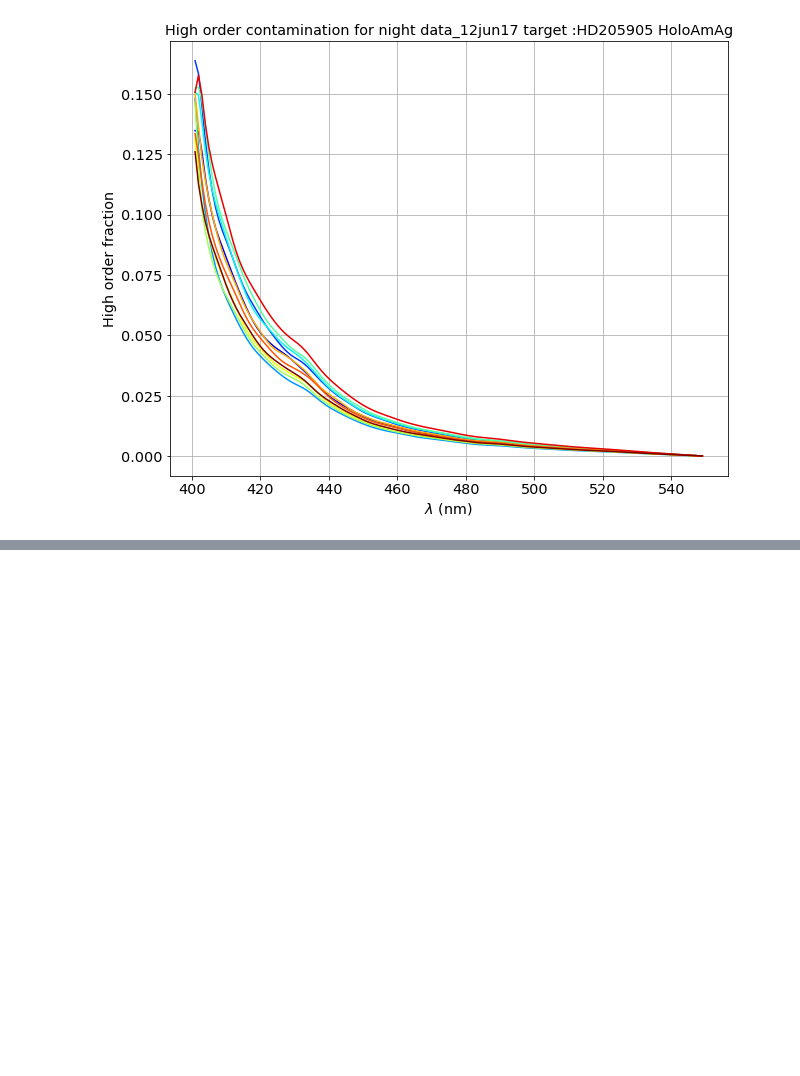
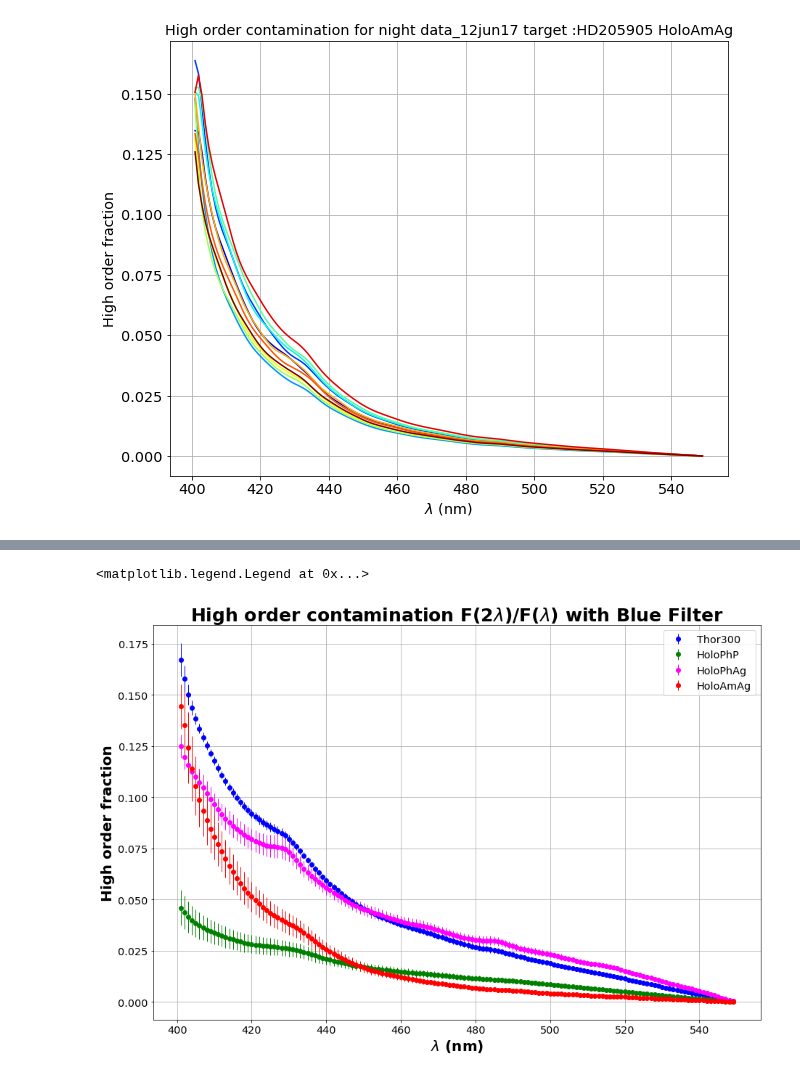
Before and after one commit to sylvielsstfr/SpectractorAnaAtm, a Jupyter notebook: ana_12jun17/HD205905/GetHighOrderCont.ipynb, the cells around one changed output, grey strips where cells are left out. Cells and saved outputs as stored; diff of their text form; code cells hidden in the pictures; blank space fills up the shorter version.

Commit message:
update GetHighOrderCont

```diff
--- a/ana_12jun17/HD205905/GetHighOrderCont.ipynb
+++ b/ana_12jun17/HD205905/GetHighOrderCont.ipynb
@@ -686,7 +689,7 @@ thetitle="High order contamination for night "+All_Subdirs[idx_sel_subdir]+" tar
 # %%
 #PlotSpectraRatioHighOrderDataSimSmooth(all_spectrafiles,path_sim1,sel_obs_Thor300,SearchTagRe,wlshift,thetitle,FLAG_WL_CORRECTION,Flag_corr_wl=True,XMIN=350,XMAX=650.,YMIN=0,YMAX=0)
 # %%
-PlotSpectraRatioHighOrderDataSimSmooth(all_spectrafiles,sel_obs_Thor300,SearchTagRe,wlshift,thetitle,FLAG_WL_CORRECTION,Flag_corr_wl=True,Wwidth=11)
+all_X1,all_Y1=PlotSpectraRatioHighOrderDataSimSmooth(all_spectrafiles,sel_obs_Thor300,SearchTagRe,wlshift,thetitle,FLAG_WL_CORRECTION,Flag_corr_wl=True,Wwidth=11)
 # %% [output]
 [figure]
 # %% [markdown]
@@ -697,7 +700,7 @@ thetitle="High order contamination for night "+All_Subdirs[idx_sel_subdir]+" tar
 # %%
 #PlotSpectraRatioDataDivSimSmooth(all_spectrafiles,path_sim1,sel_obs_HoloPhP,SearchTagRe,wlshift,thetitle,
 #                     FLAG_WL_CORRECTION,Flag_corr_wl=True,XMIN=350,XMAX=650.,YMIN=0,YMAX=0)
-PlotSpectraRatioHighOrderDataSimSmooth(all_spectrafiles,sel_obs_HoloPhP,SearchTagRe,wlshift,thetitle,FLAG_WL_CORRECTION,Flag_corr_wl=True,Wwidth=11)
+all_X2,all_Y2=PlotSpectraRatioHighOrderDataSimSmooth(all_spectrafiles,sel_obs_HoloPhP,SearchTagRe,wlshift,thetitle,FLAG_WL_CORRECTION,Flag_corr_wl=True,Wwidth=11)
 # %% [output]
 [figure]
 # %% [markdown]
@@ -706,7 +709,7 @@ PlotSpectraRatioHighOrderDataSimSmooth(all_spectrafiles,sel_obs_HoloPhP,SearchTa
 #thetitle="Spectra ratio Data/Sim for night "+All_Subdirs[idx_sel_subdir]+" target :"+list_of_objects_str+" HoloPhAg"
 thetitle="High order contamination for night "+All_Subdirs[idx_sel_subdir]+" target :"+list_of_objects_str+" HoloPhAg"
 # %%
-PlotSpectraRatioHighOrderDataSimSmooth(all_spectrafiles,sel_obs_HoloPhAg,SearchTagRe,wlshift,thetitle,FLAG_WL_CORRECTION,Flag_corr_wl=True,Wwidth=11)
+all_X3,all_Y3=PlotSpectraRatioHighOrderDataSimSmooth(all_spectrafiles,sel_obs_HoloPhAg,SearchTagRe,wlshift,thetitle,FLAG_WL_CORRECTION,Flag_corr_wl=True,Wwidth=11)
 # %% [output]
 [figure]
 # %% [markdown]
@@ -714,6 +717,6 @@ PlotSpectraRatioHighOrderDataSimSmooth(all_spectrafiles,sel_obs_HoloPhAg,SearchT
 # %%
 thetitle="High order contamination for night "+All_Subdirs[idx_sel_subdir]+" target :"+list_of_objects_str+" HoloAmAg"
 # %%
-PlotSpectraRatioHighOrderDataSimSmooth(all_spectrafiles,sel_obs_HoloAmAg,SearchTagRe,wlshift,thetitle,FLAG_WL_CORRECTION,Flag_corr_wl=True,Wwidth=11)
+all_X4,all_Y4=PlotSpectraRatioHighOrderDataSimSmooth(all_spectrafiles,sel_obs_HoloAmAg,SearchTagRe,wlshift,thetitle,FLAG_WL_CORRECTION,Flag_corr_wl=True,Wwidth=11)
 # %% [output]
 [figure]
@@ -719,0 +733,17 @@ PlotSpectraRatioHighOrderDataSimSmooth(all_spectrafiles,sel_obs_HoloAmAg,SearchT
+# %%
+plt.errorbar(np.average(all_X1,axis=0),np.average(all_Y1,axis=0),yerr=np.std(all_Y1,axis=0),fmt='o',lw=1,
+             color='blue',label='Thor300')
+plt.errorbar(np.average(all_X2,axis=0),np.average(all_Y2,axis=0),yerr=np.std(all_Y2,axis=0),fmt='o',lw=1,
+             color='green',label='HoloPhP')
+plt.errorbar(np.average(all_X3,axis=0),np.average(all_Y3,axis=0),yerr=np.std(all_Y3,axis=0),fmt='o',lw=1,
+             color='magenta',label='HoloPhAg')
+plt.errorbar(np.average(all_X4,axis=0),np.average(all_Y4,axis=0),yerr=np.std(all_Y4,axis=0),fmt='o',lw=1,
+             color='red',label='HoloAmAg')
+plt.xlabel("$\lambda$ (nm)",fontsize=20,fontweight='bold')
+plt.ylabel("High order fraction",fontsize=20,fontweight='bold')
+plt.title("High order contamination F(2$\lambda$)/F($\lambda$) with Blue Filter",fontsize=25,fontweight='bold')
+plt.grid()
+plt.legend()
+# %% [output]
+<matplotlib.legend.Legend at 0x...>
+[figure, added]
```
Also changed, not shown: parts of 2 cells of this notebook, 1 other file.
